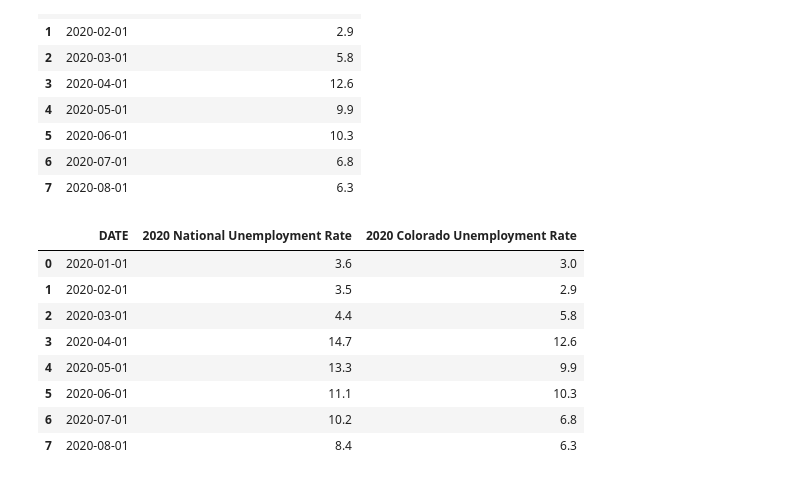
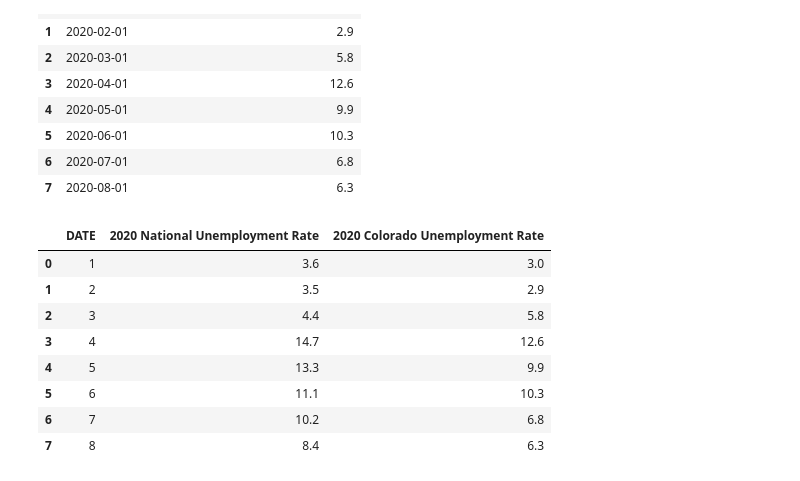
Before and after one commit to teresaflicek/Covid19-Societal-Impacts, a Jupyter notebook: Employment Rates and Covid.ipynb, the cells around one changed output. Drawn from its saved outputs; the diff is of its cells as text; code cells hidden in the pictures.

```diff
--- a/Employment Rates and Covid.ipynb
+++ b/Employment Rates and Covid.ipynb
@@ -236,22 +241,25 @@ UnRate_Colorado_df_2020
 # %%
 # Merge data 2020 Colorado Unemployment and National Unemployment
 UnRate_joined_df_2020=UnRate_National_df_2020.merge(UnRate_Colorado_df_2020, on="DATE")
 
 #Rename Date as month
+UnRate_joined_df_2020['month'] = pd.DatetimeIndex(UnRate_joined_df_2020['DATE']).month
+UnRate_joined_df_2020['DATE'] = UnRate_joined_df_2020['month']
 
+# del UnRate_joined_df_2020['month']
 
 #Print
 UnRate_joined_df_2020
 # %% [output]
 |  | DATE | 2020 National Unemployment Rate | 2020 Colorado Unemployment Rate |
-| 0 | 2020-01-01 | 3.6 | 3.0 |
-| 1 | 2020-02-01 | 3.5 | 2.9 |
-| 2 | 2020-03-01 | 4.4 | 5.8 |
-| 3 | 2020-04-01 | 14.7 | 12.6 |
-| 4 | 2020-05-01 | 13.3 | 9.9 |
-| 5 | 2020-06-01 | 11.1 | 10.3 |
-| 6 | 2020-07-01 | 10.2 | 6.8 |
-| 7 | 2020-08-01 | 8.4 | 6.3 |
+| 0 | 1 | 3.6 | 3.0 |
+| 1 | 2 | 3.5 | 2.9 |
+| 2 | 3 | 4.4 | 5.8 |
+| 3 | 4 | 14.7 | 12.6 |
+| 4 | 5 | 13.3 | 9.9 |
+| 5 | 6 | 11.1 | 10.3 |
+| 6 | 7 | 10.2 | 6.8 |
+| 7 | 8 | 8.4 | 6.3 |
 # %%
 # Compare 2020 National Unemployment to Colorado Unemployment
 # Line Plot
```
Also changed, not shown: parts of 8 cells of this notebook, 1 other file.
